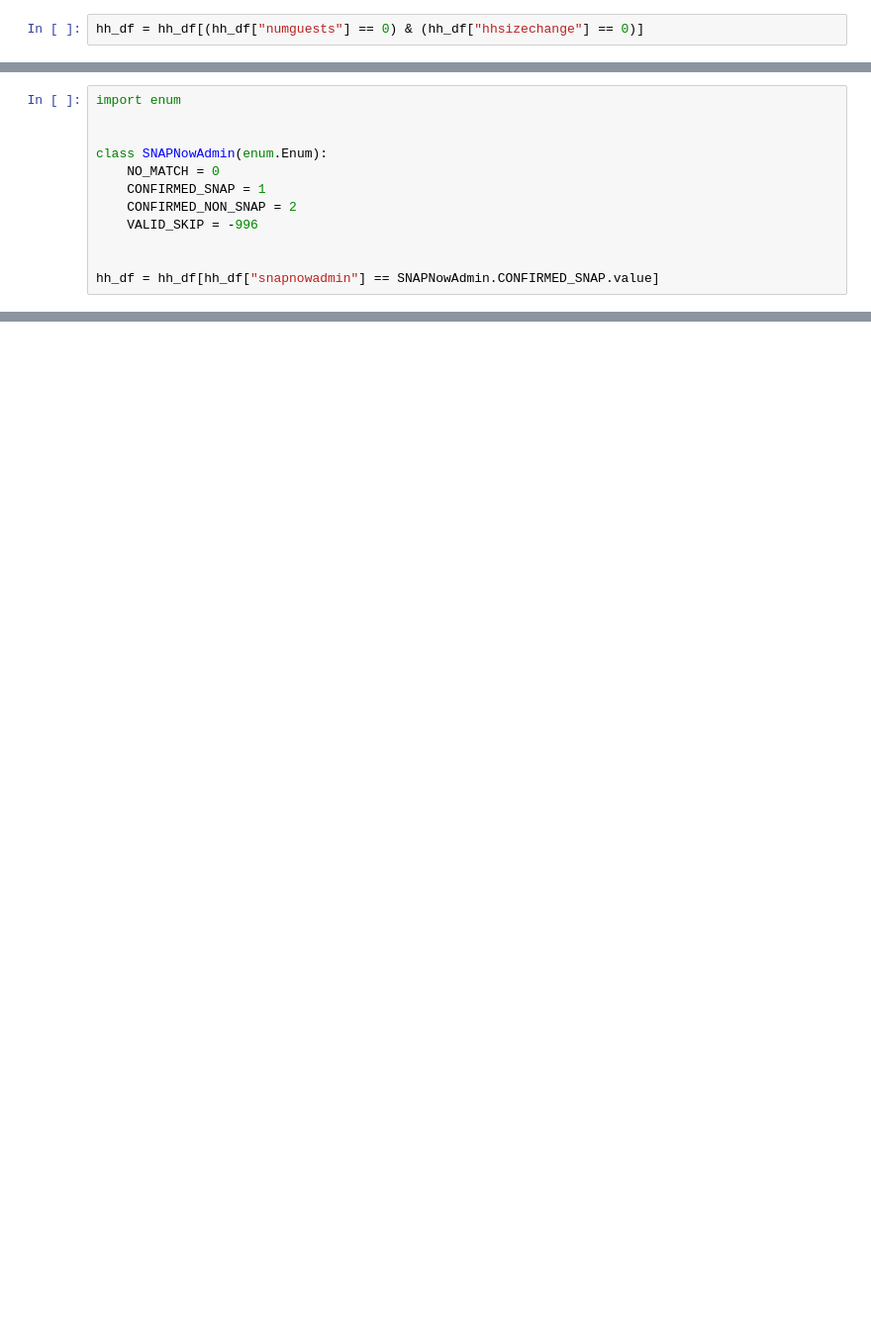
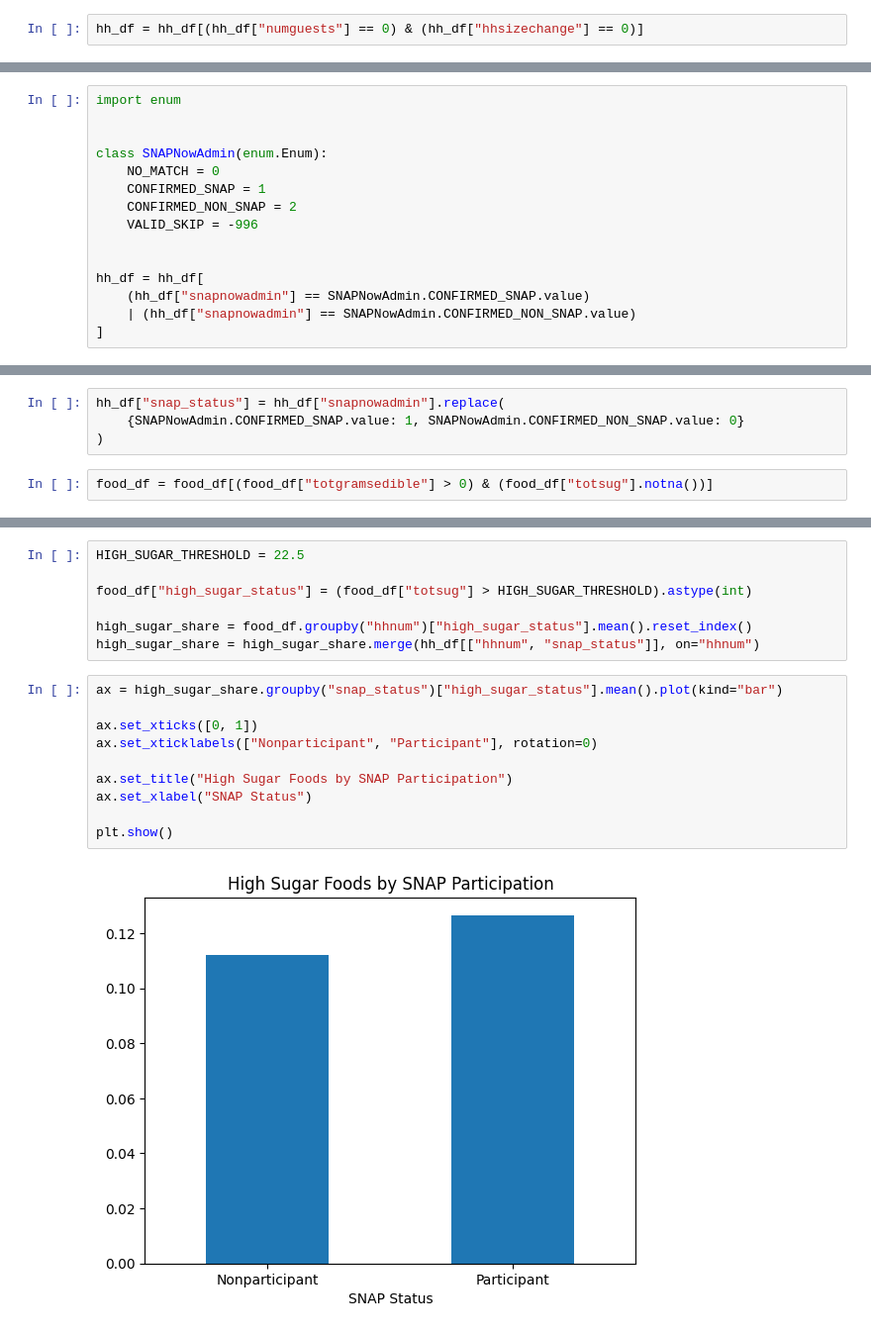
Before and after one commit to seoyunnie/csmodel-mcos, a Jupyter notebook: dataset_analysis.ipynb, the cells around one changed output, grey strips where cells are left out. Shown at 99% size. Drawn from its saved outputs; the diff is of its cells as text; blank space fills up the shorter version.

```diff
--- a/dataset_analysis.ipynb
+++ b/dataset_analysis.ipynb
@@ -72,4 +25,7 @@ class SNAPNowAdmin(enum.Enum):
     VALID_SKIP = -996
 
 
-hh_df = hh_df[hh_df["snapnowadmin"] == SNAPNowAdmin.CONFIRMED_SNAP.value]
+hh_df = hh_df[
+    (hh_df["snapnowadmin"] == SNAPNowAdmin.CONFIRMED_SNAP.value)
+    | (hh_df["snapnowadmin"] == SNAPNowAdmin.CONFIRMED_NON_SNAP.value)
+]
@@ -129,0 +32,6 @@ show_boxplots()
+# %%
+hh_df["snap_status"] = hh_df["snapnowadmin"].replace(
+    {SNAPNowAdmin.CONFIRMED_SNAP.value: 1, SNAPNowAdmin.CONFIRMED_NON_SNAP.value: 0}
+)
+# %%
+food_df = food_df[(food_df["totgramsedible"] > 0) & (food_df["totsug"].notna())]
@@ -129,0 +80,19 @@ show_boxplots()
+# %%
+HIGH_SUGAR_THRESHOLD = 22.5
+
+food_df["high_sugar_status"] = (food_df["totsug"] > HIGH_SUGAR_THRESHOLD).astype(int)
+
+high_sugar_share = food_df.groupby("hhnum")["high_sugar_status"].mean().reset_index()
+high_sugar_share = high_sugar_share.merge(hh_df[["hhnum", "snap_status"]], on="hhnum")
+# %%
+ax = high_sugar_share.groupby("snap_status")["high_sugar_status"].mean().plot(kind="bar")
+
+ax.set_xticks([0, 1])
+ax.set_xticklabels(["Nonparticipant", "Participant"], rotation=0)
+
+ax.set_title("High Sugar Foods by SNAP Participation")
+ax.set_xlabel("SNAP Status")
+
+plt.show()
+# %% [output]
+[figure, added]
```
Also changed, not shown: parts of 24 cells of this notebook.
